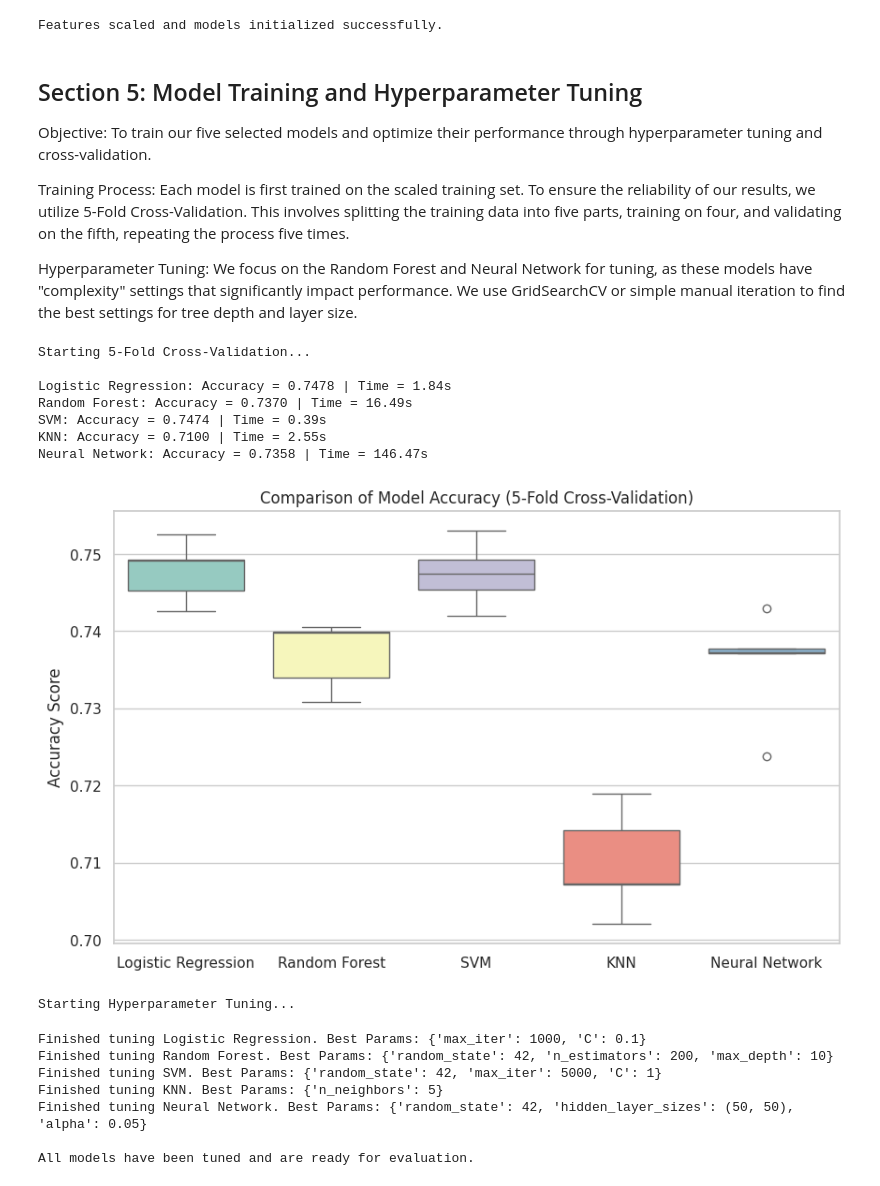
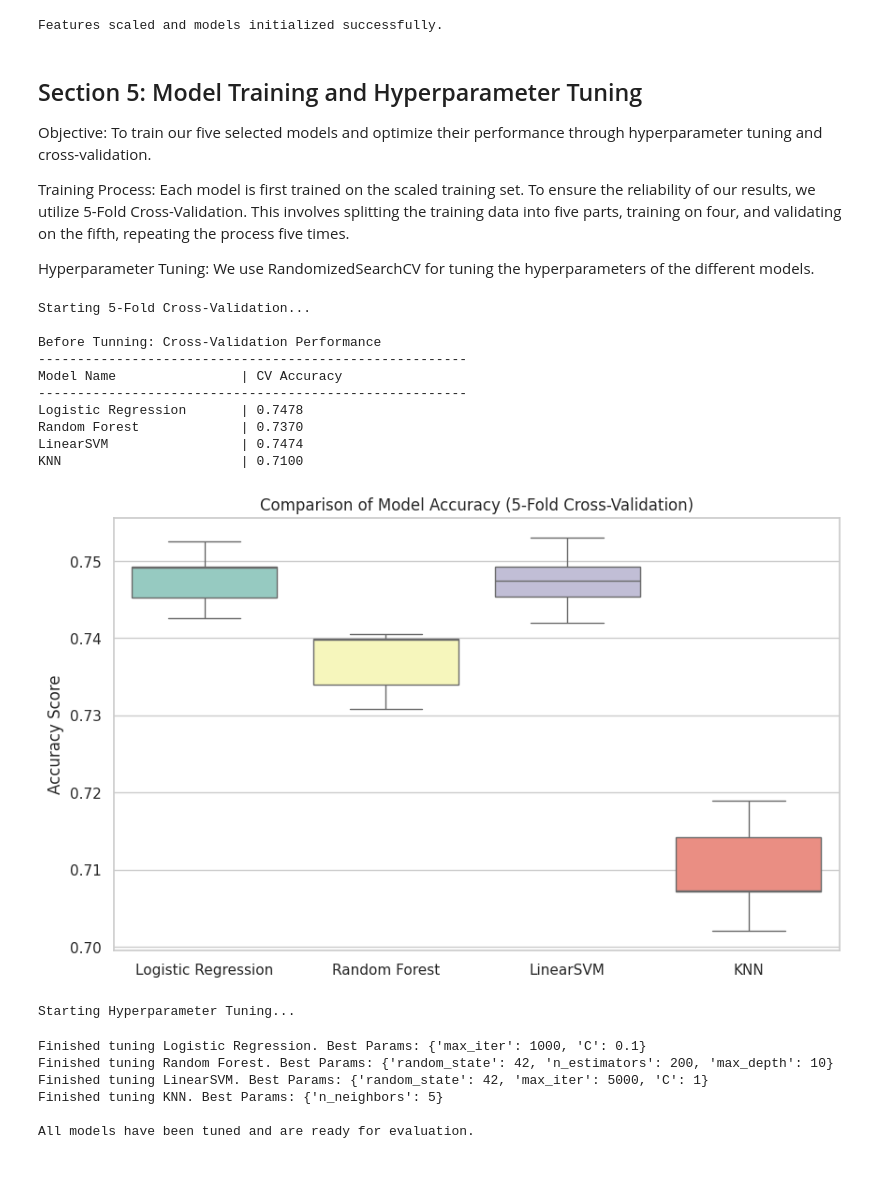
Before and after one commit to Eyob-Assefa/ml_diabetes-risk-app, a Jupyter notebook: diabetes_ml_model.ipynb, the cells around one changed output. Saved outputs shown, nothing was run; the diff lists cells and outputs as text; code cells hidden in the pictures.

Commit message:
completed training & testing the models

```diff
--- a/diabetes_ml_model.ipynb
+++ b/diabetes_ml_model.ipynb
@@ -263,7 +234,7 @@ Objective: To train our five selected models and optimize their performance thro
 
 Training Process: Each model is first trained on the scaled training set. To ensure the reliability of our results, we utilize 5-Fold Cross-Validation. This involves splitting the training data into five parts, training on four, and validating on the fifth, repeating the process five times.
 
-Hyperparameter Tuning: We focus on the Random Forest and Neural Network for tuning, as these models have "complexity" settings that significantly impact performance. We use GridSearchCV or simple manual iteration to find the best settings for tree depth and layer size.
+Hyperparameter Tuning: We use RandomizedSearchCV for tuning the hyperparameters of the different models.
 # %%
 from sklearn.model_selection import cross_val_score
 import numpy as np
@@ -272,71 +243,74 @@ import time
 # Create a list of our initialized models for easy iteration
 models = [
     ('Logistic Regression', model_lr),
     ('Random Forest', model_rf),
-    ('SVM', model_svm),
+    ('LinearSVM', model_svm),
     ('KNN', model_knn),
-    ('Neural Network', model_nn)
 ]
 
 # Dictionary to store cross-validation results
 cv_results = {}
 train_times = {}
 
 print("Starting 5-Fold Cross-Validation...\n")
-
+print("Before Tunning: Cross-Validation Performance")
+print("-" * 55)
+print(f"{'Model Name':25} | {'CV Accuracy':15}")
+print("-" * 55)
 for name, model in models:
     start = time.time()
     # We use 5 folds (cv=5)
     # This evaluates the model based on 'accuracy'
     scores = cross_val_score(model, X_train_scaled, y_train, cv=5, scoring='accuracy')
     end = time.time()
     cv_results[name] = scores
     train_times[name] = end - start
-    print(f"{name}: Accuracy = {scores.mean():.4f} | Time = {train_times[name]:.2f}s")
+
+    print(f"{name:25} | {scores.mean():.4f}")
 
 # Visualization of Cross-Validation Results
 plt.figure(figsize=(10, 6))
 sns.boxplot(data=pd.DataFrame(cv_results), palette='Set3')
 plt.title('Comparison of Model Accuracy (5-Fold Cross-Validation)')
 plt.ylabel('Accuracy Score')
 plt.show()
 # %% [output]
 Starting 5-Fold Cross-Validation...
 
-Logistic Regression: Accuracy = 0.7478 | Time = 1.84s
-Random Forest: Accuracy = 0.7370 | Time = 16.49s
-SVM: Accuracy = 0.7474 | Time = 0.39s
-KNN: Accuracy = 0.7100 | Time = 2.55s
-Neural Network: Accuracy = 0.7358 | Time = 146.47s
+Before Tunning: Cross-Validation Performance
+-------------------------------------------------------
+Model Name                | CV Accuracy
+-------------------------------------------------------
+Logistic Regression       | 0.7478
+Random Forest             | 0.7370
+LinearSVM                 | 0.7474
+KNN                       | 0.7100
-[figure, old version]
+[figure, new version]
 # %%
 from sklearn.model_selection import RandomizedSearchCV
 from sklearn.svm import LinearSVC
 from sklearn.metrics import make_scorer, f1_score
-from tqdm.notebook import tqdm
 
 # Defining the parameter grids for each model
 param_lr = {'C': [0.1, 1, 10], 'max_iter': [1000]}
 param_rf = {'n_estimators': [100, 200], 'max_depth': [10, 20], 'random_state': [42]}
 param_svm = {'C': [0.1, 1, 10], 'max_iter': [5000], 'random_state': [42]}
 param_knn = {'n_neighbors': [3, 5, 11]}
-param_nn = {'hidden_layer_sizes': [(100,), (50, 50)], 'alpha': [0.0001, 0.05], 'random_state': [42]}
 
 # We will store the 'Best' version of each model here
 tuned_models = {}
 
 # Configuration list using your specific variable names
 search_configs = [
-    ('Logistic Regression', model_lr, param_lr),
-    ('Random Forest', model_rf, param_rf),
-    ('SVM', model_svm, param_svm),
-    ('KNN', model_knn, param_knn),
-    ('Neural Network', model_nn, param_nn)
+    ('Logistic Regression', LogisticRegression(random_state=42), param_lr),
+    ('Random Forest', RandomForestClassifier(random_state=42), param_rf),
+    ('LinearSVM', LinearSVC(random_state=42), param_svm),
+    ('KNN', KNeighborsClassifier(), param_knn),
 ]
 
 print("Starting Hyperparameter Tuning...")
 
-for name, model, params in tqdm(search_configs, desc="Tuning Models"):
+for name, model, params in search_configs, desc="Tuning Models":
     # We use cv=3 for speed during tuning
     # We optimize for F1-score to ensure balance between Precision and Recall
     rs = RandomizedSearchCV(model, params, n_iter=2, cv=3, scoring='f1', random_state=42)
@@ -351,9 +325,8 @@ print("\nAll models have been tuned and are ready for evaluation.")
 Starting Hyperparameter Tuning...
 Finished tuning Logistic Regression. Best Params: {'max_iter': 1000, 'C': 0.1}
 Finished tuning Random Forest. Best Params: {'random_state': 42, 'n_estimators': 200, 'max_depth': 10}
-Finished tuning SVM. Best Params: {'random_state': 42, 'max_iter': 5000, 'C': 1}
+Finished tuning LinearSVM. Best Params: {'random_state': 42, 'max_iter': 5000, 'C': 1}
 Finished tuning KNN. Best Params: {'n_neighbors': 5}
-Finished tuning Neural Network. Best Params: {'random_state': 42, 'hidden_layer_sizes': (50, 50), 'alpha': 0.05}
 
 All models have been tuned and are ready for evaluation.
 # %%
```
Also changed, not shown: parts of 20 cells of this notebook.
